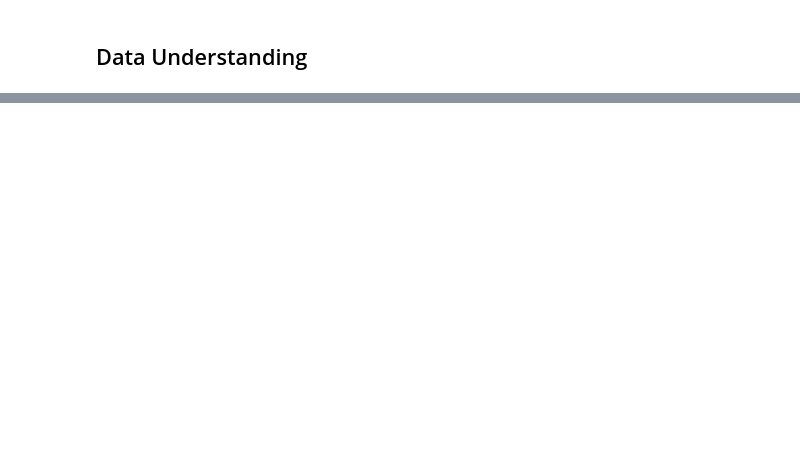
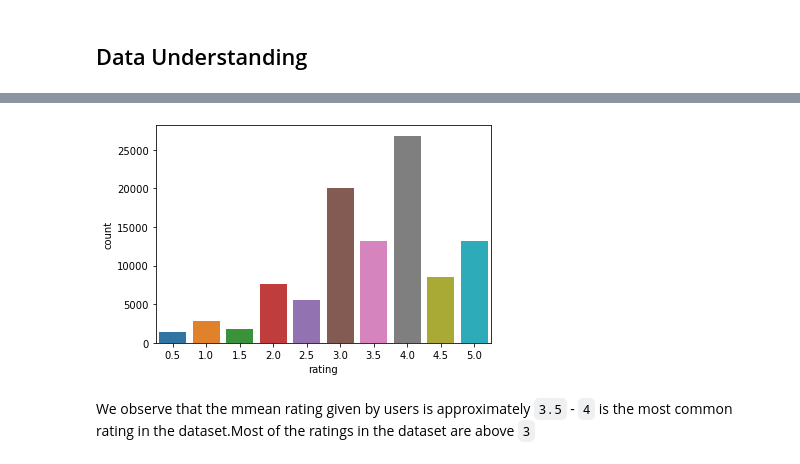
Before and after one commit to gt1719/MovieLens_Data_Analysis, a Jupyter notebook: MovieLens_Data_Analysis.ipynb, the cells around one changed output, grey strips where cells are left out. Saved outputs shown, nothing was run; the diff lists cells and outputs as text; code cells hidden in the pictures; blank space fills up the shorter version.

```diff
--- a/MovieLens_Data_Analysis.ipynb
+++ b/MovieLens_Data_Analysis.ipynb
@@ -150,0 +111,4 @@ dtype: int64
+# %%
+ratings_df = pd.read_csv('Data/ratings.csv')
+print('Size of ratings data:', ratings_df.shape)
+ratings_df.head()
@@ -150,0 +218,4 @@ dtype: int64
+# %%
+# removing timestamp column from both ratings and tags as it
+ratings_df.drop(columns='timestamp', inplace=True)
+tags_df.drop(columns='timestamp', inplace=True)
@@ -150,0 +248,6 @@ dtype: int64
+# %%
+sns.countplot(ratings_df['rating']);
+# %% [output]
+[figure, added]
+# %% [markdown]
+We observe that the mmean rating given by users is approximately `3.5` - `4` is the most common rating in the dataset.Most of the ratings in the dataset are above `3`
```
Also changed, not shown: parts of 114 cells of this notebook.
